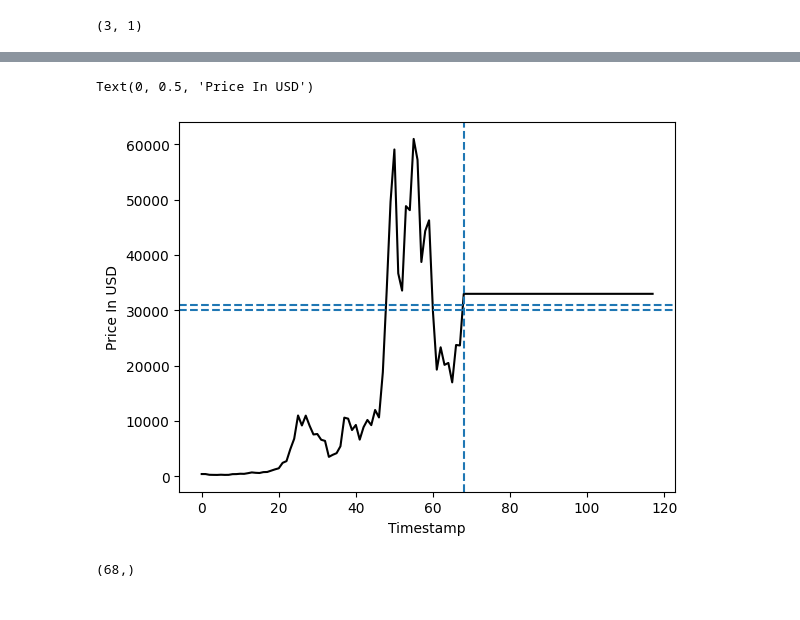
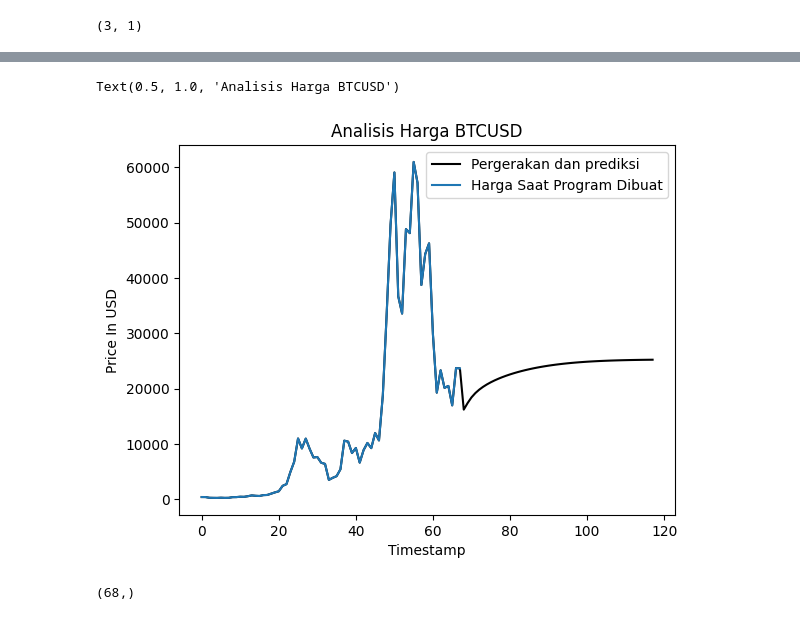
Before and after one commit to raihaneka50908/TesisInvestasi, a Jupyter notebook: Program_Analisis_Kelas_Aset.ipynb, the cells around one changed output, grey strips where cells are left out. Saved outputs shown, nothing was run; the diff lists cells and outputs as text; code cells hidden in the pictures.

```diff
--- a/Program_Analisis_Kelas_Aset.ipynb
+++ b/Program_Analisis_Kelas_Aset.ipynb
@@ -246,13 +246,14 @@ array([[0.53702217],
 # %%
-plt.plot((np.vstack([btc_price.reshape(-1,1),prediction.reshape(-1,1)]))*max+min,color=(0,0,0))
-plt.axhline(30000,linestyle='--')
-plt.axhline(31000,linestyle='--')
-plt.axvline(len(btc_price),linestyle='--')
+plt.figure(3)
+plt.plot((np.vstack([btc_price.reshape(-1,1),prediction.reshape(-1,1)]))*max+min,color=(0,0,0),label="Pergerakan dan prediksi")
+plt.plot(btc_price.reshape(-1,1)*max+min,label="Harga Saat Program Dibuat")
 plt.xlabel("Timestamp")
 plt.ylabel("Price In USD")
+plt.legend()
+plt.title("Analisis Harga BTCUSD")
 # %% [output]
-Text(0, 0.5, 'Price In USD')
+Text(0.5, 1.0, 'Analisis Harga BTCUSD')
-[figure, old version]
+[figure, new version]
 # %%
 btc_price.shape
 # %% [output]
```
Also changed, not shown: parts of 6 cells of this notebook.
